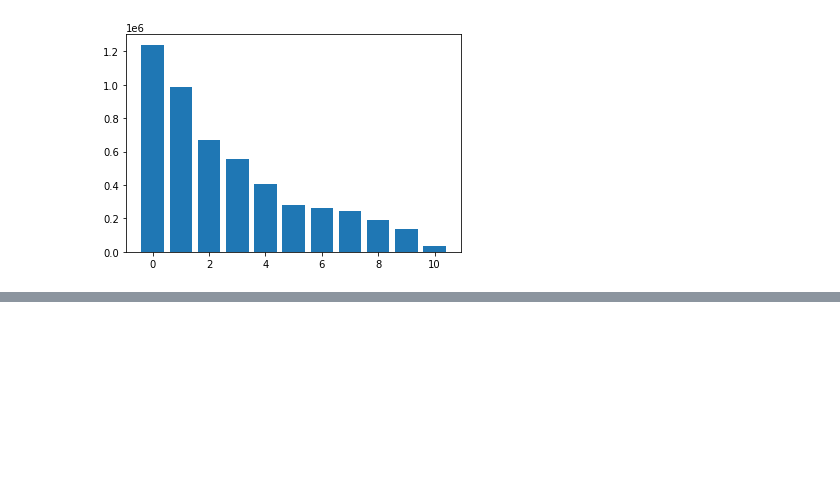
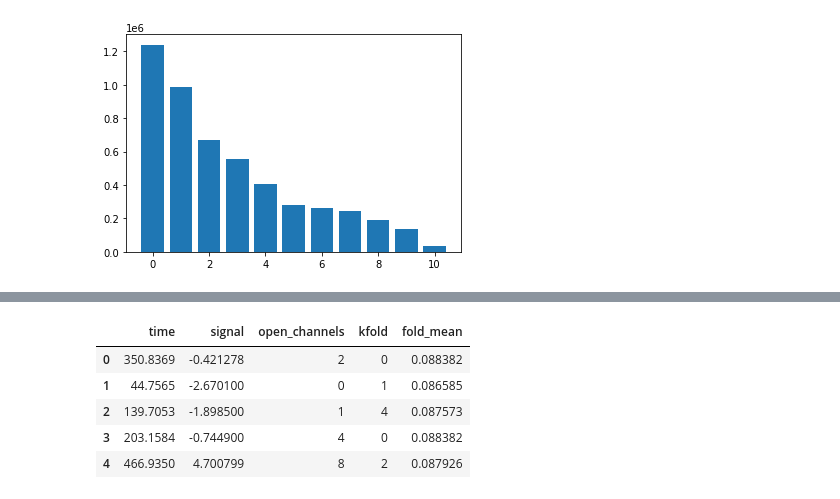
Before and after one commit to kirilllzaitsev/ion_switching, a Jupyter notebook: src/exploration.ipynb, the cells around one changed output, grey strips where cells are left out. Cells and saved outputs as stored; diff of their text form; code cells hidden in the pictures; blank space fills up the shorter version.

```diff
--- a/src/exploration.ipynb
+++ b/src/exploration.ipynb
@@ -111,0 +125,9 @@ Signals in 0.9-th signal quantile:
+# %%
+train_df.head()
+# %% [output]
+|  | time | signal | open_channels | kfold | fold_mean |
+| 0 | 350.8369 | -0.421278 | 2 | 0 | 0.088382 |
+| 1 | 44.7565 | -2.670100 | 0 | 1 | 0.086585 |
+| 2 | 139.7053 | -1.898500 | 1 | 4 | 0.087573 |
+| 3 | 203.1584 | -0.744900 | 4 | 0 | 0.088382 |
+| 4 | 466.9350 | 4.700799 | 8 | 2 | 0.087926 |
```
Also changed, not shown: parts of 15 cells of this notebook, 3 other files.
